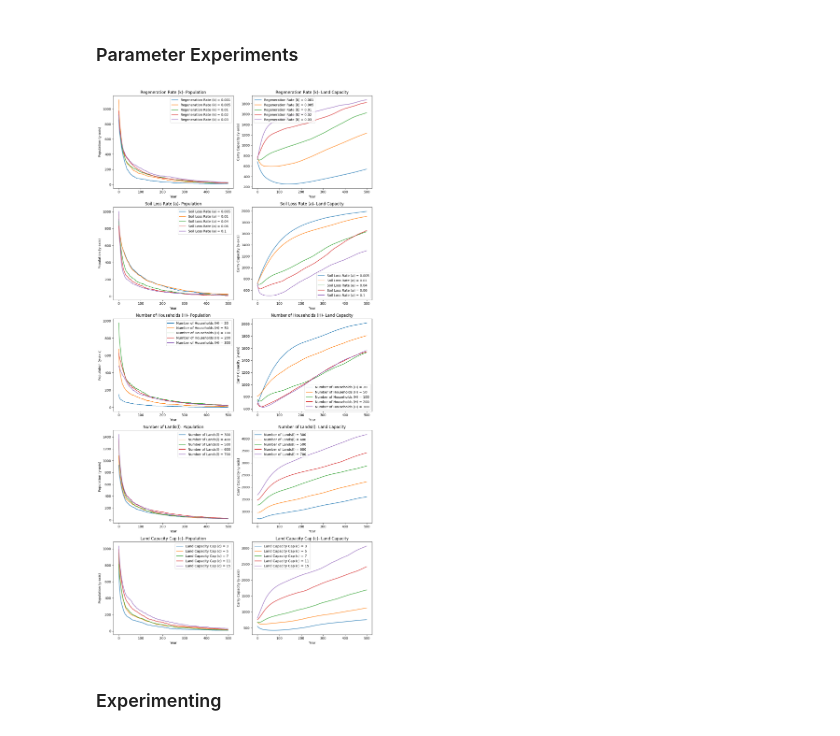
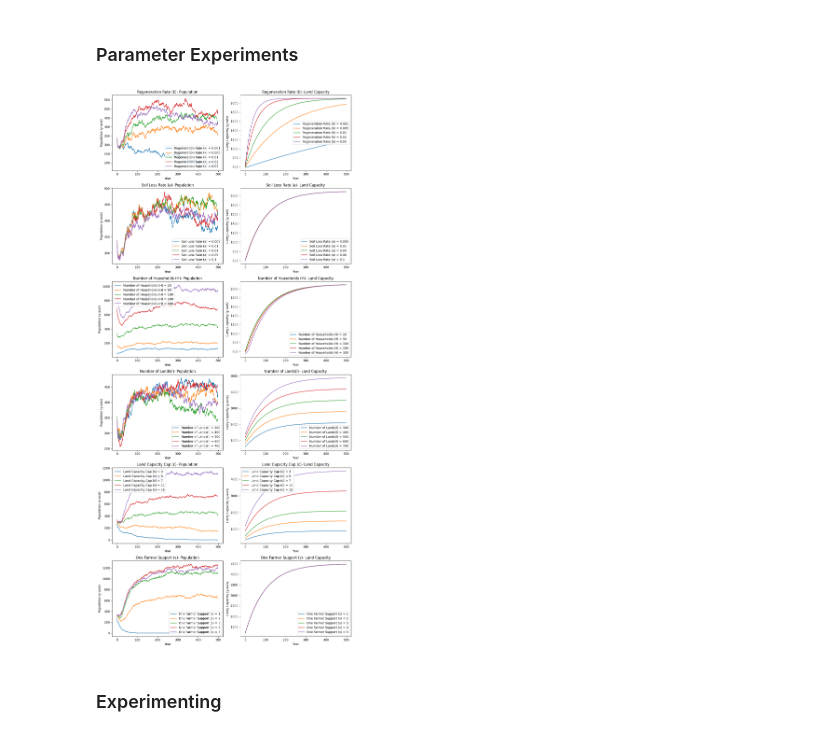
Before and after one commit to yutongliang723/Agent-Based-Model-CSH, a Jupyter notebook: Agent-Based Model - Week 5 Yutong.ipynb, the cells around one changed output. Saved outputs shown, nothing was run; the diff lists cells and outputs as text; code cells hidden in the pictures.

```diff
--- a/Agent-Based Model - Week 5 Yutong.ipynb
+++ b/Agent-Based Model - Week 5 Yutong.ipynb
@@ -228,81 +227,94 @@ a_range = [0.005, 0.01, 0.04, 0.06, 0.1] #depletion rate
 h_range = [20, 50, 100, 200, 300] #initial household
 l_range = [300, 400, 500, 600, 700] #initial lands
 c_range = [3, 5, 7, 11, 15] #land capacity cap
+s_range = [1, 2, 3, 4, 5]
 
 baseline_k = 0.01  # Select a baseline value for k
 baseline_a = 0.04  # Select a baseline value for a
 baseline_h = 100  # Select a baseline value for i
 baseline_l = 300  # Select a baseline value for d
 baseline_c = 7  # Select a baseline value for c
+baseline_s = 3
 
 # Vary k while keeping other parameters constant
 k_result_pop = []
 k_result_food = []
 for k in k_range:
-    result, cap, _, _, _ = communism_simulation_population_original(vec1, k, baseline_a, baseline_l, simulation_time, baseline_c, baseline_h)
+    result, cap, _, _, _ = communism_simulation_population_original(vec1, k, baseline_a, baseline_l, simulation_time, baseline_c, baseline_h, baseline_s)
     k_result_pop.append(result)
     k_result_food.append(cap)
-
+print('pass')
 # Vary a while keeping other parameters constant
 a_result_pop = []
 a_result_food = []
 for a in a_range:
-    result, cap, _, _, _ = communism_simulation_population_original(vec1, baseline_k, a, baseline_l, simulation_time, baseline_c, baseline_h)
+    result, cap, _, _, _ = communism_simulation_population_original(vec1, baseline_k, a, baseline_l, simulation_time, baseline_c, baseline_h, baseline_s)
     a_result_pop.append(result)
     a_result_food.append(cap)
-
+print('pass')
 # Vary d while keeping other parameters constant
 h_result_pop = []
 h_result_food = []
 for h in h_range:
-    result, cap, _, _, _ = communism_simulation_population_original(vec1, baseline_k, baseline_a, baseline_l, simulation_time, baseline_c, h)
+    result, cap, _, _, _ = communism_simulation_population_original(vec1, baseline_k, baseline_a, baseline_l, simulation_time, baseline_c, h, baseline_s)
     h_result_pop.append(result)
     h_result_food.append(cap)
-
+print('pass')
 # Vary d while keeping other parameters constant
 l_result_pop = []
 l_result_food = []
 for l in l_range:
-    result, cap, _, _, _ = communism_simulation_population_original(vec1, baseline_k, baseline_a, l, simulation_time, baseline_c, baseline_h)
+    result, cap, _, _, _ = communism_simulation_population_original(vec1, baseline_k, baseline_a, l, simulation_time, baseline_c, baseline_h, baseline_s)
     l_result_pop.append(result)
     l_result_food.append(cap)
-
+print('pass')
 # Vary c while keeping other parameters constant
 c_result_pop = []
 c_result_food = []
 for c in c_range:
-    result, cap, _, _, _ = communism_simulation_population_original(vec1, baseline_k, baseline_a, baseline_l, simulation_time, c, baseline_h)
+    result, cap, _, _, _ = communism_simulation_population_original(vec1, baseline_k, baseline_a, baseline_l, simulation_time, c, baseline_h, baseline_s)
     c_result_pop.append(result)
     c_result_food.append(cap)
+print('pass')
 
+s_result_pop = []
+s_result_food = []
+for s in s_range:
+    result, cap, _, _, _ = communism_simulation_population_original(vec1, baseline_k, baseline_a, baseline_l, simulation_time, c, baseline_h, s)
+    s_result_pop.append(result)
+    s_result_food.append(cap)
+print('pass')
+clear_output()
 parameters = [('Regeneration Rate (k)', k_range, k_result_pop, k_result_food),
               ('Soil Loss Rate (a)', a_range, a_result_pop, a_result_food),
               ('Number of Households (H)', h_range, h_result_pop, h_result_food),
               ('Number of Lands(l)', l_range, l_result_pop, l_result_food),
-              ('Land Capacity Cap (c)', c_range, c_result_pop, c_result_food)]
+              ('Land Capacity Cap (c)', c_range, c_result_pop, c_result_food),
+              ('One Farmer Support (s)', s_range, s_result_pop, s_result_food)
+              ]
 
-fig, axs = plt.subplots(len(parameters), 2, figsize=(12, 24))
+fig, axs = plt.subplots(len(parameters), 2, figsize=(12, 26))
 
 for i, (param_name, param_range, result_pop, result_food) in enumerate(parameters):
     for j in range(len(param_range)):
         axs[i, 0].plot(result_pop[j], label=f'{param_name} = {param_range[j]}')
 
     axs[i, 0].set_xlabel('Year')
     axs[i, 0].set_ylabel('Population (y-axis)')
     axs[i, 0].set_title(param_name + "- Population")
     axs[i, 0].legend()
 
     for j in range(len(param_range)):
         axs[i, 1].plot(result_food[j], label=f'{param_name} = {param_range[j]}')
 
     axs[i, 1].set_xlabel('Year')
     axs[i, 1].set_ylabel('Carry Capacity (y-axis)')
     axs[i, 1].set_title(param_name + "- Land Capacity")
     axs[i, 1].legend()
 
 plt.tight_layout()
 plt.show()
 # %% [output]
-[figure, old version]
+[figure, new version]
 # %% [markdown]
 ### Experimenting
```
Also changed, not shown: parts of 4 cells of this notebook, 1 other file.
